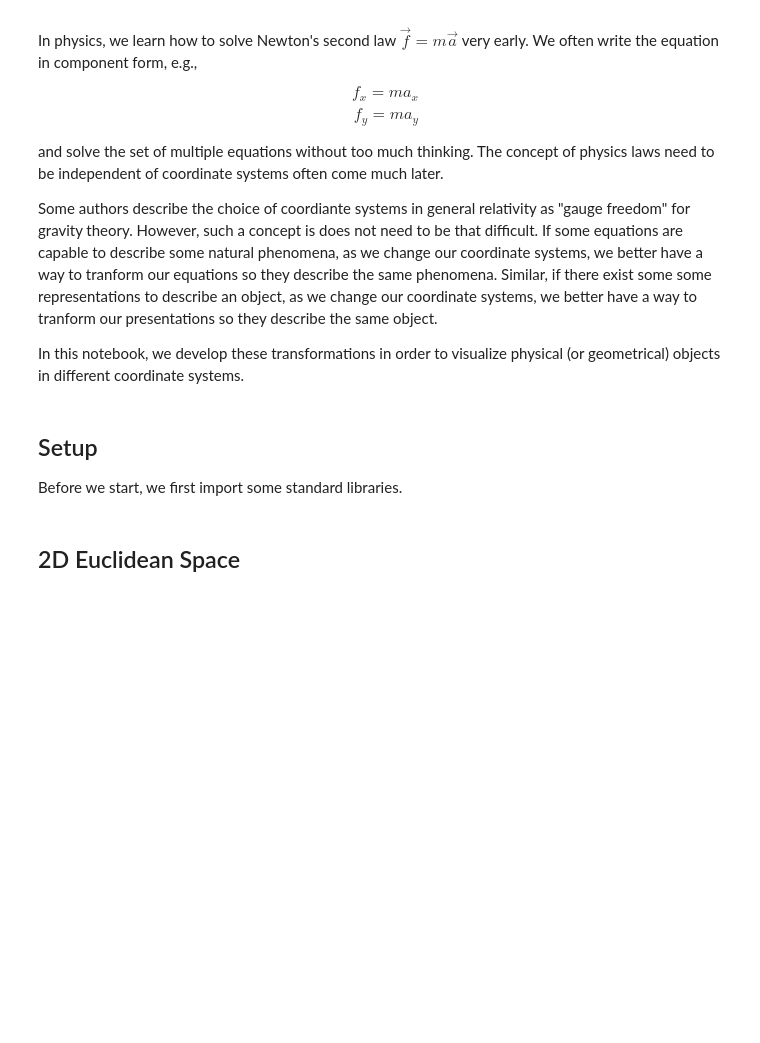
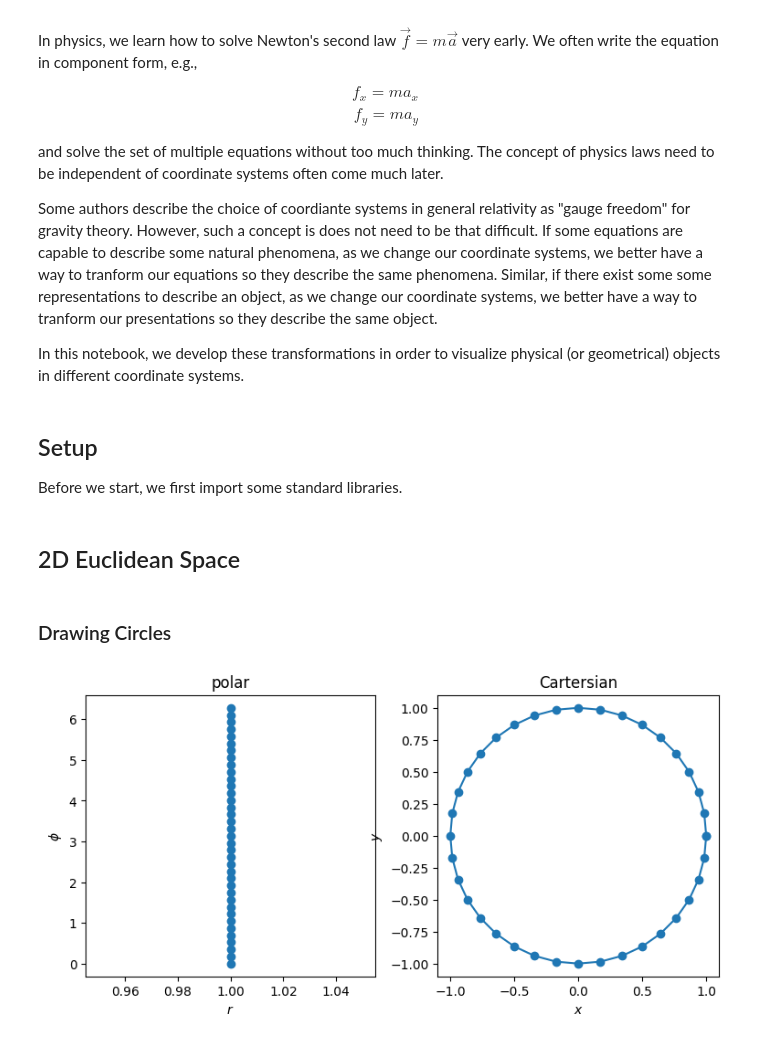
Before and after one commit to rndsrc/dg, a Jupyter notebook: vis.ipynb, the cells around one changed output. Saved outputs shown, nothing was run; the diff lists cells and outputs as text; code cells hidden in the pictures; blank space fills up the shorter version.

Commit message:
Draw circles

```diff
--- a/vis.ipynb
+++ b/vis.ipynb
@@ -60,3 +60,24 @@ def pol2car(rphi):
         r * np.cos(phi),
         r * np.sin(phi),
     ])
+# %% [markdown]
+### Drawing Circles
+# %%
+phi  = 2 * np.pi * np.arange(37) / 36
+r    = np.repeat(1, 37)
+x, y = pol2car([r, phi])
+
+fig, axes = plt.subplots(1, 2, figsize=(9,4))
+
+axes[0].plot(r, phi, 'o-')
+axes[0].set_title('polar')
+axes[0].set_xlabel('$r$')
+axes[0].set_ylabel('$\phi$')
+
+axes[1].plot(x, y, 'o-')
+axes[1].set_title('Cartersian')
+axes[1].set_xlabel('$x$')
+axes[1].set_ylabel('$y$')
+axes[1].set_aspect('equal')
+# %% [output]
+[figure, added]
```
Also changed, not shown: parts of 2 cells of this notebook.
